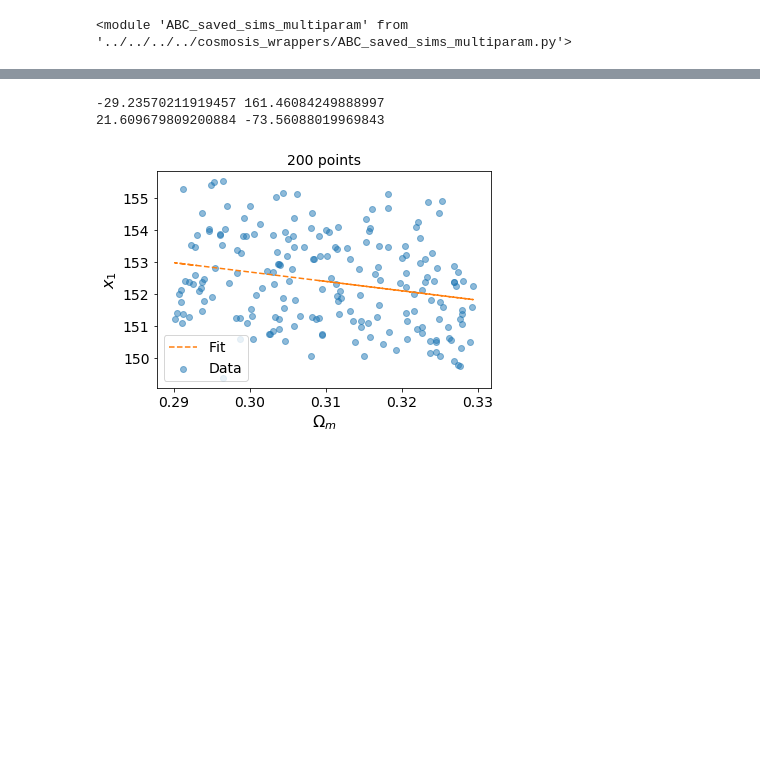
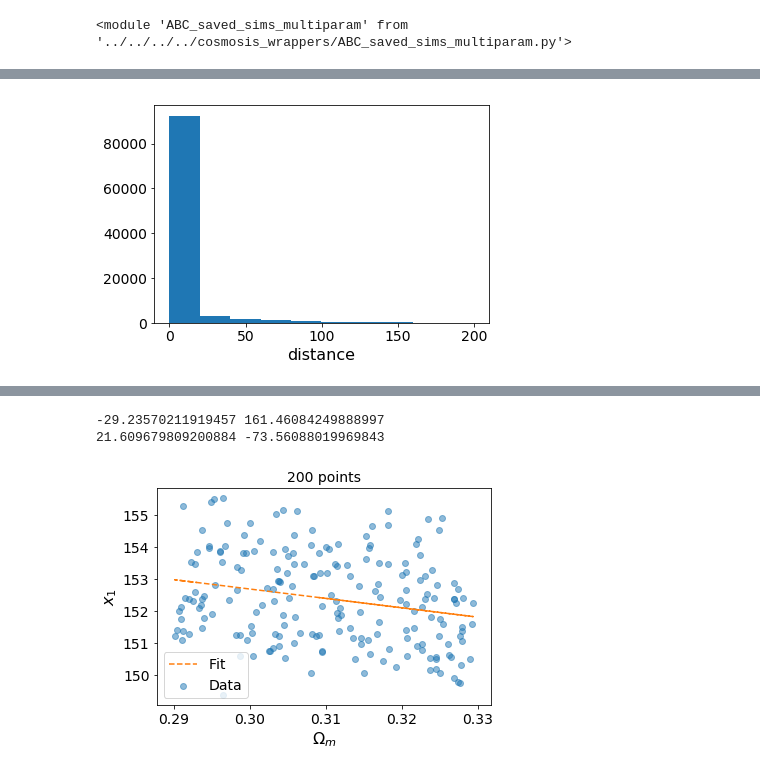
Before and after one commit to ErikOsinga/master_research_project, a Jupyter notebook: learning_purposes/v2_IMNN/weak_lensing_multibins/2param/fit_output_summaries.ipynb, the cells around one changed output, grey strips where cells are left out. Cells and saved outputs as stored; diff of their text form; code cells hidden in the pictures; blank space fills up the shorter version.

```diff
--- a/learning_purposes/v2_IMNN/weak_lensing_multibins/2param/fit_output_summaries.ipynb
+++ b/learning_purposes/v2_IMNN/weak_lensing_multibins/2param/fit_output_summaries.ipynb
@@ -308,0 +449,7 @@ reload(ABC_saved_sims_multiparam)
+# %%
+distances = np.array([pool.dists for pool in pools]).flatten()
+plt.hist(distances)
+plt.xlabel("distance")
+plt.show()
+# %% [output]
+[figure, added]
```
Also changed, not shown: parts of 16 cells of this notebook.
